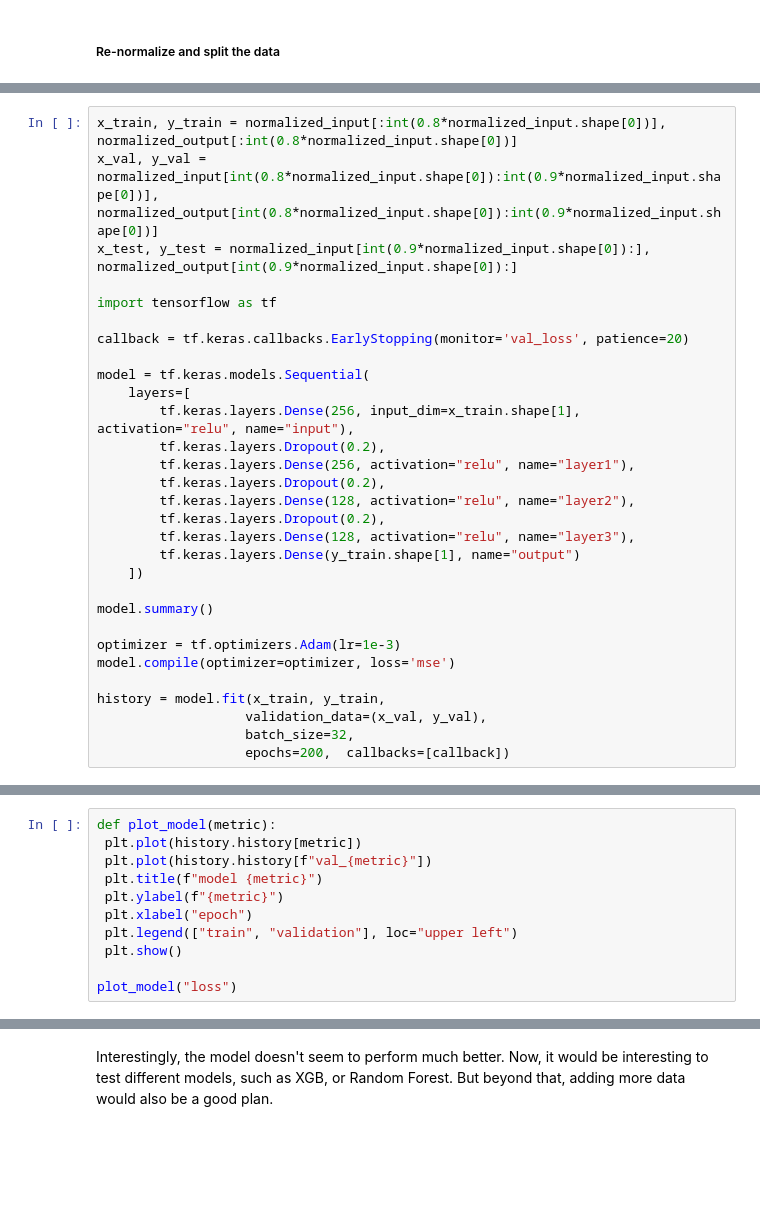
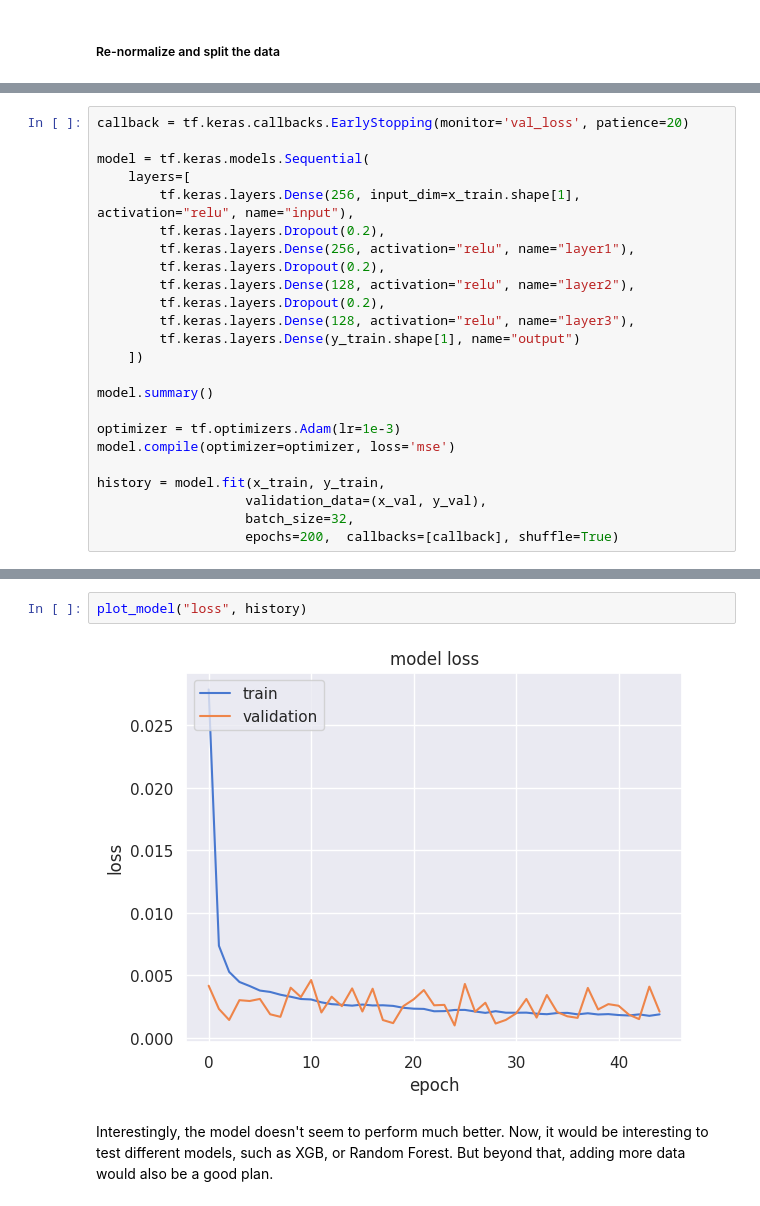
Before and after one commit to duarteoliper/WDL2_2023, a Jupyter notebook: Submission_phase_2_v2.ipynb, the cells around one changed output, grey strips where cells are left out. Cells and saved outputs as stored; diff of their text form; blank space fills up the shorter version.

```diff
--- a/Submission_phase_2_v2.ipynb
+++ b/Submission_phase_2_v2.ipynb
@@ -1206,10 +1207,4 @@ normalized_output = scaler.transform(output_array_sessil_mobil)
 # %%
-x_train, y_train = normalized_input[:int(0.8*normalized_input.shape[0])], normalized_output[:int(0.8*normalized_input.shape[0])]
-x_val, y_val = normalized_input[int(0.8*normalized_input.shape[0]):int(0.9*normalized_input.shape[0])], normalized_output[int(0.8*normalized_input.shape[0]):int(0.9*normalized_input.shape[0])]
-x_test, y_test = normalized_input[int(0.9*normalized_input.shape[0]):], normalized_output[int(0.9*normalized_input.shape[0]):]
-
-import tensorflow as tf
-
 callback = tf.keras.callbacks.EarlyStopping(monitor='val_loss', patience=20)
 
 model = tf.keras.models.Sequential(
@@ -1232,5 +1227,5 @@ model.compile(optimizer=optimizer, loss='mse')
 history = model.fit(x_train, y_train,
                    validation_data=(x_val, y_val),
                    batch_size=32,
-                   epochs=200,  callbacks=[callback])
+                   epochs=200,  callbacks=[callback], shuffle=True)
 # %% [output]
@@ -1272,11 +1266,0 @@ Epoch 37/200
-# %%
-def plot_model(metric):
- plt.plot(history.history[metric])
- plt.plot(history.history[f"val_{metric}"])
- plt.title(f"model {metric}")
- plt.ylabel(f"{metric}")
- plt.xlabel("epoch")
- plt.legend(["train", "validation"], loc="upper left")
- plt.show()
-
-plot_model("loss")
@@ -1285,2 +1267,6 @@ plot_model("loss")
+# %%
+plot_model("loss", history)
+# %% [output]
+[figure, added]
 # %% [markdown]
 Interestingly, the model doesn't seem to perform much better. Now, it would be interesting to test different models, such as XGB, or Random Forest. But beyond that, adding more data would also be a good plan.
```
Also changed, not shown: parts of 25 cells of this notebook.
